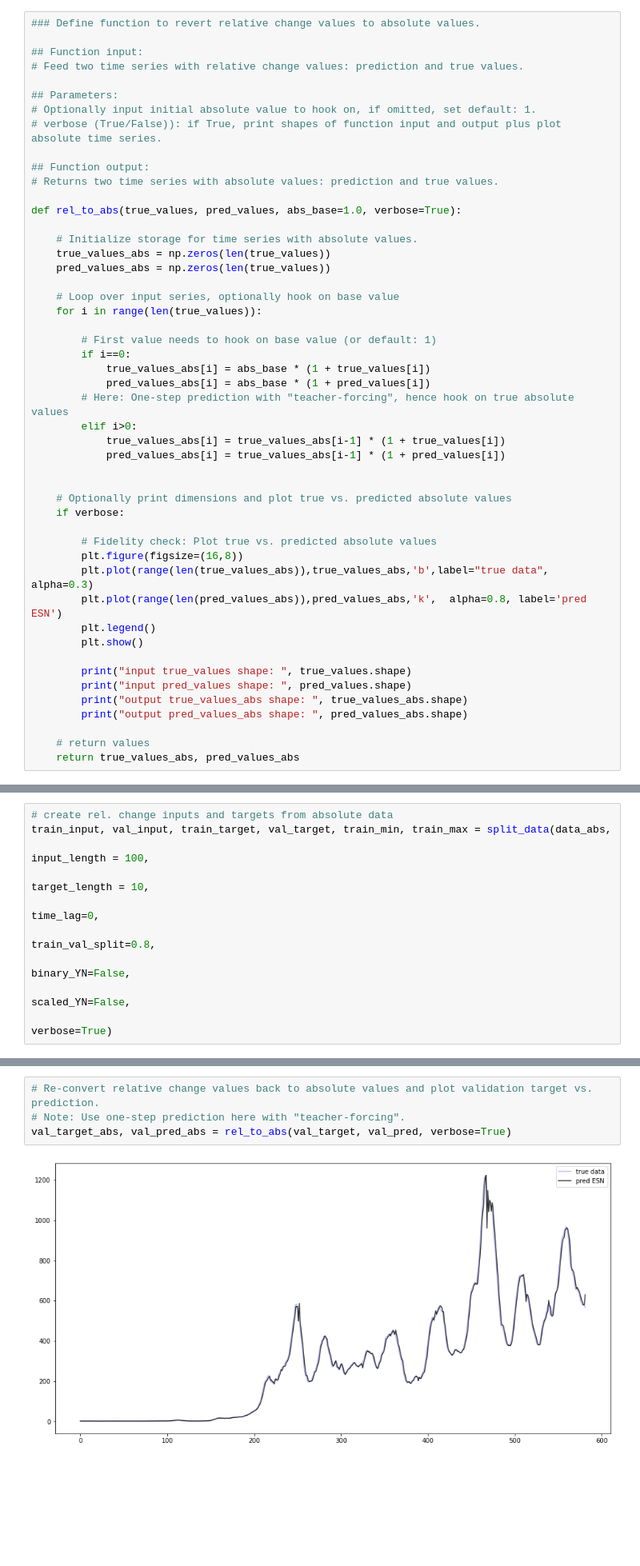
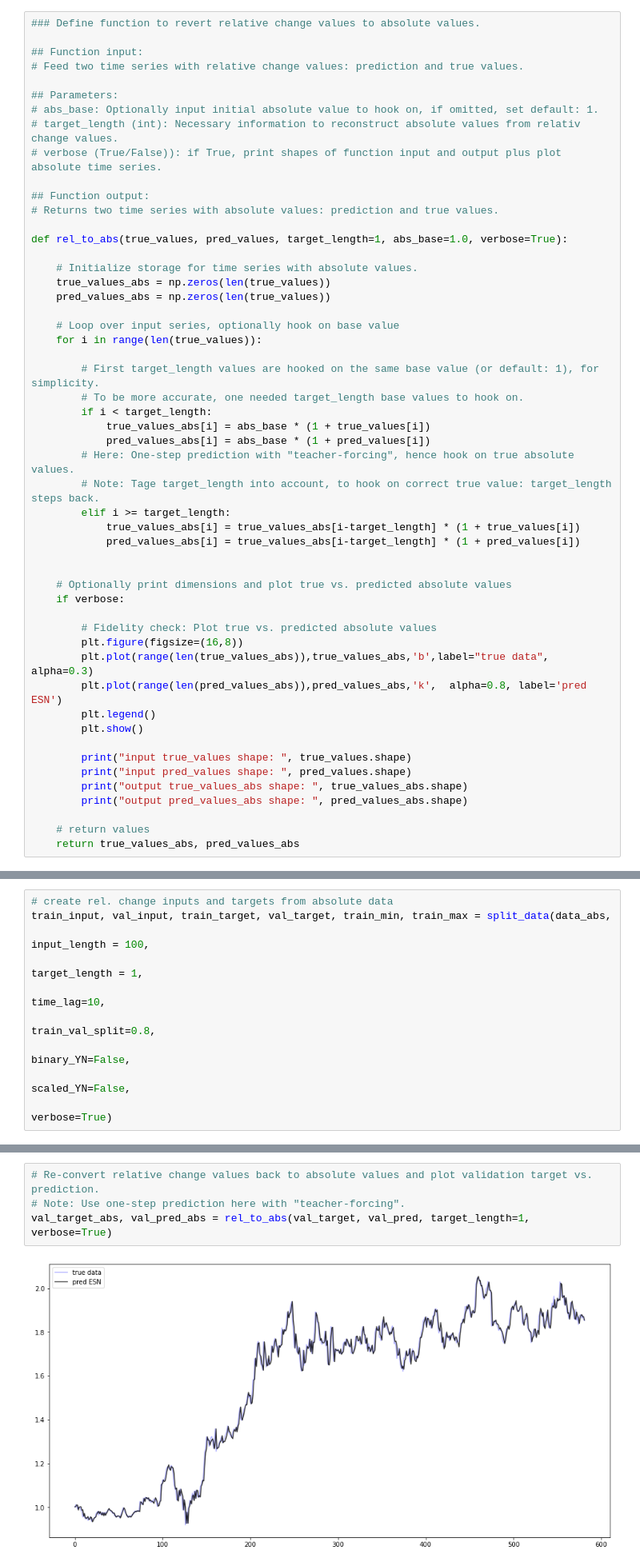
Before and after one commit to MarcoLandtHayen/EchoStateNetworks, a Jupyter notebook: notebooks/ESN_exp01.ipynb, the cells around one changed output, grey strips where cells are left out. Shown at 80% size. Cells and saved outputs as stored; diff of their text form; blank space fills up the shorter version.

```diff
--- a/notebooks/ESN_exp01.ipynb
+++ b/notebooks/ESN_exp01.ipynb
@@ -315,13 +316,14 @@ def predESN(W_in, W_res, W_out, val_input, val_target, activation='tanh', scaled
 # Feed two time series with relative change values: prediction and true values.
 
 ## Parameters:
-# Optionally input initial absolute value to hook on, if omitted, set default: 1.
+# abs_base: Optionally input initial absolute value to hook on, if omitted, set default: 1.
+# target_length (int): Necessary information to reconstruct absolute values from relativ change values.
 # verbose (True/False)): if True, print shapes of function input and output plus plot absolute time series.
 
 ## Function output:
 # Returns two time series with absolute values: prediction and true values.
 
-def rel_to_abs(true_values, pred_values, abs_base=1.0, verbose=True):
+def rel_to_abs(true_values, pred_values, target_length=1, abs_base=1.0, verbose=True):
 
     # Initialize storage for time series with absolute values.
     true_values_abs = np.zeros(len(true_values))
@@ -330,14 +332,16 @@ def rel_to_abs(true_values, pred_values, abs_base=1.0, verbose=True):
     # Loop over input series, optionally hook on base value
     for i in range(len(true_values)):
 
-        # First value needs to hook on base value (or default: 1)
-        if i==0:
+        # First target_length values are hooked on the same base value (or default: 1), for simplicity.
+        # To be more accurate, one needed target_length base values to hook on.
+        if i < target_length:
             true_values_abs[i] = abs_base * (1 + true_values[i])
             pred_values_abs[i] = abs_base * (1 + pred_values[i])
-        # Here: One-step prediction with "teacher-forcing", hence hook on true absolute values
-        elif i>0:
-            true_values_abs[i] = true_values_abs[i-1] * (1 + true_values[i])
-            pred_values_abs[i] = true_values_abs[i-1] * (1 + pred_values[i])
+        # Here: One-step prediction with "teacher-forcing", hence hook on true absolute values.
+        # Note: Tage target_length into account, to hook on correct true value: target_length steps back.
+        elif i >= target_length:
+            true_values_abs[i] = true_values_abs[i-target_length] * (1 + true_values[i])
+            pred_values_abs[i] = true_values_abs[i-target_length] * (1 + pred_values[i])
 
 
     # Optionally print dimensions and plot true vs. predicted absolute values
@@ -363,8 +367,8 @@ def rel_to_abs(true_values, pred_values, abs_base=1.0, verbose=True):
 # create rel. change inputs and targets from absolute data
 train_input, val_input, train_target, val_target, train_min, train_max = split_data(data_abs,
                                                                                     input_length = 100,
-                                                                                    target_length = 10,
-                                                                                    time_lag=0,
+                                                                                    target_length = 1,
+                                                                                    time_lag=10,
                                                                                     train_val_split=0.8,
                                                                                     binary_YN=False,
                                                                                     scaled_YN=False,
@@ -416,9 +420,9 @@ ESN mean abs. error:  0.0467
 # %%
 # Re-convert relative change values back to absolute values and plot validation target vs. prediction.
 # Note: Use one-step prediction here with "teacher-forcing".
-val_target_abs, val_pred_abs = rel_to_abs(val_target, val_pred, verbose=True)
+val_target_abs, val_pred_abs = rel_to_abs(val_target, val_pred, target_length=1, verbose=True)
 # %% [output]
-[figure, old version]
+[figure, new version]
 input true_values shape:  (582,)
 input pred_values shape:  (582,)
 output true_values_abs shape:  (582,)
```
Also changed, not shown: parts of 25 cells of this notebook.
